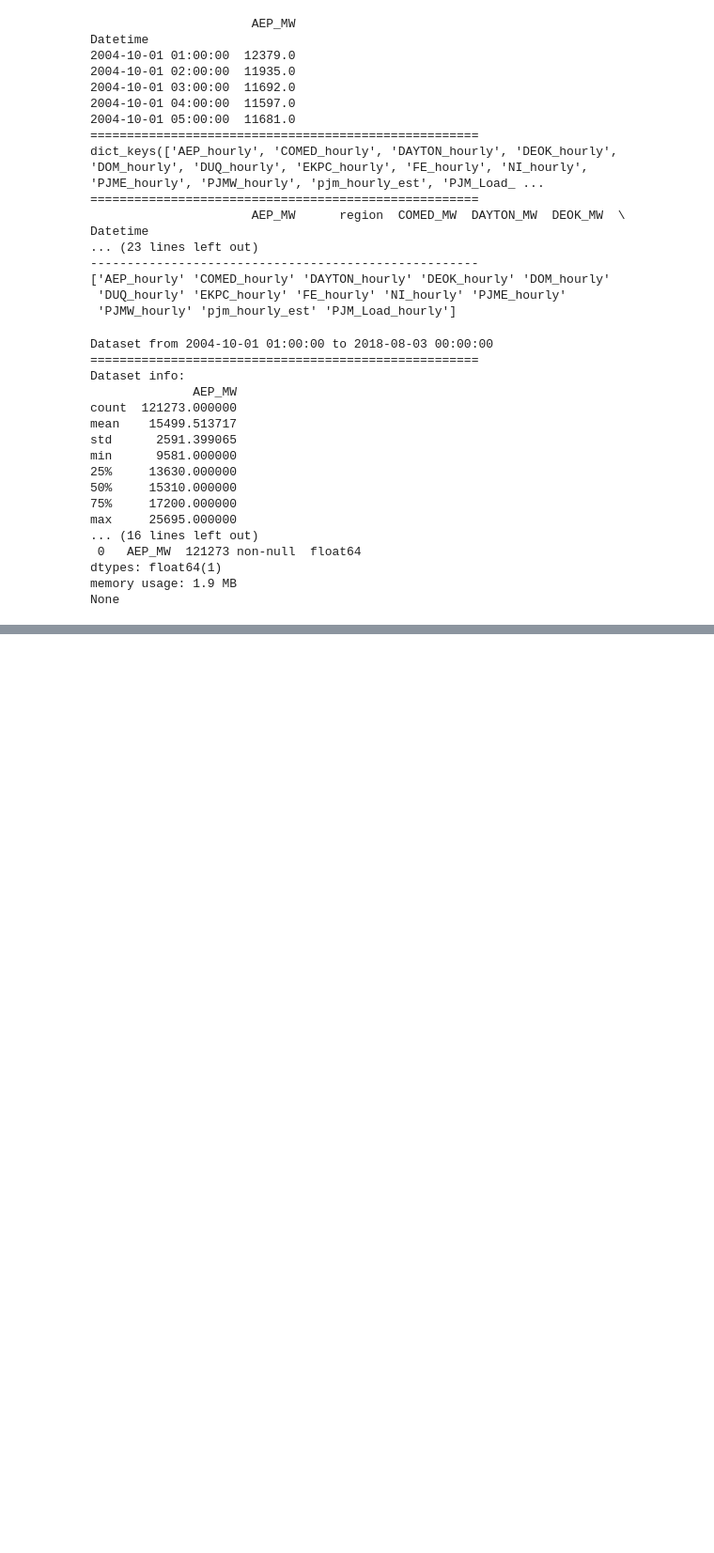
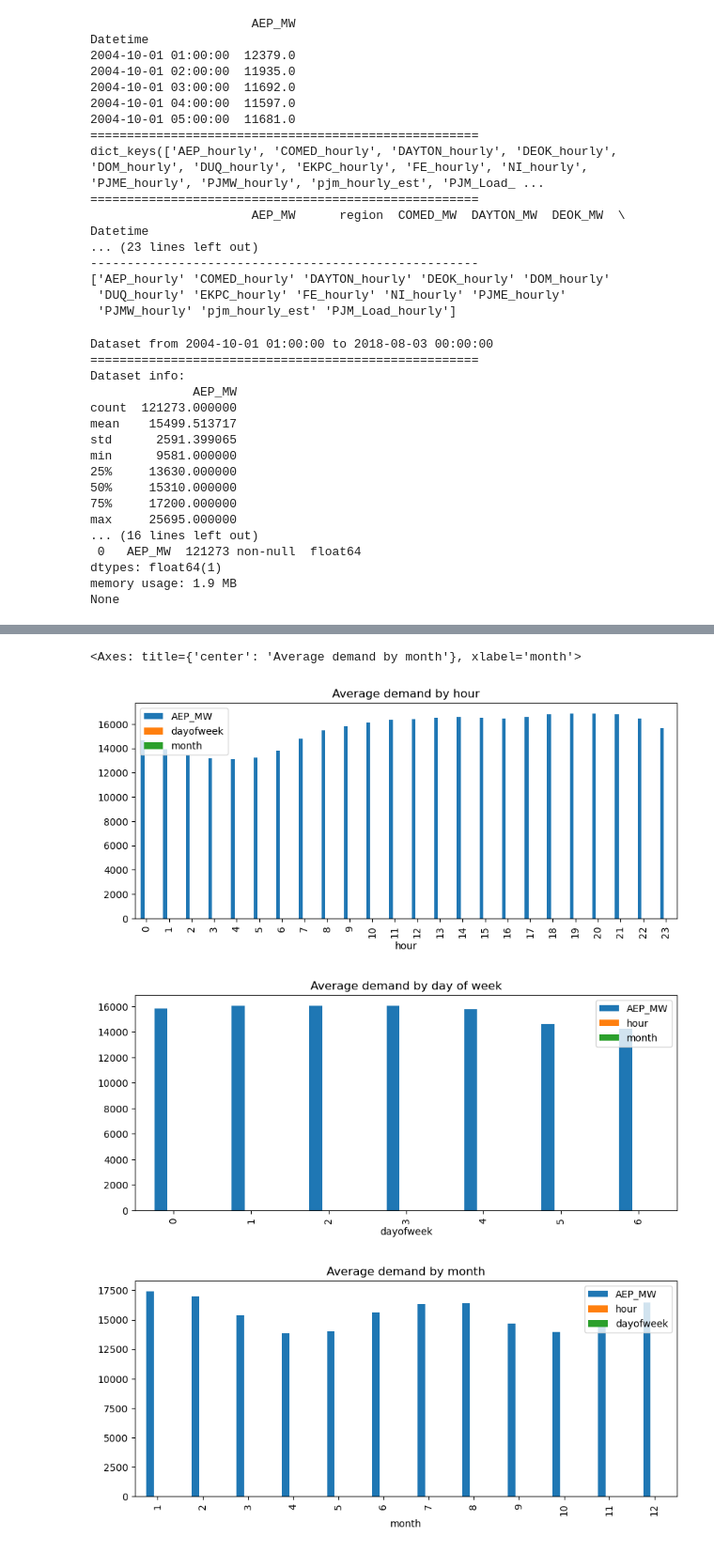
Before and after one commit to mruifer/Electricity-demand-forecast, a Jupyter notebook: notebooks/01_data_exploration.ipynb, the cells around one changed output, grey strips where cells are left out. Shown: that part at 94% size. Drawn from its saved outputs; the diff is of its cells as text; code cells hidden in the pictures; blank space fills up the shorter version.

```diff
--- a/notebooks/01_data_exploration.ipynb
+++ b/notebooks/01_data_exploration.ipynb
@@ -85,0 +88,14 @@ plt.show()
+# %%
+df["hour"] = df.index.hour
+df["dayofweek"] = df.index.dayofweek
+df["month"] = df.index.month
+
+# Average demands
+df.groupby("hour").mean().plot(kind="bar", figsize=(10,4), title="Average demand by hour")
+df.groupby("dayofweek").mean().plot(kind="bar", figsize=(10,4), title="Average demand by day of week")
+df.groupby("month").mean().plot(kind="bar", figsize=(10,4), title="Average demand by month")
+# %% [output]
+<Axes: title={'center': 'Average demand by month'}, xlabel='month'>
+[figure, added]
+[figure, added]
+[figure, added]
```
Also changed, not shown: parts of 2 cells of this notebook.
